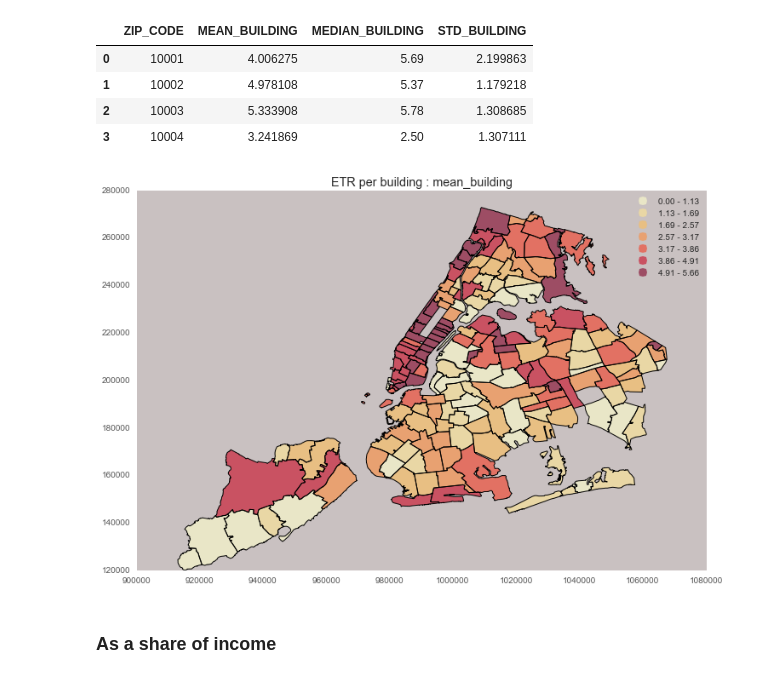
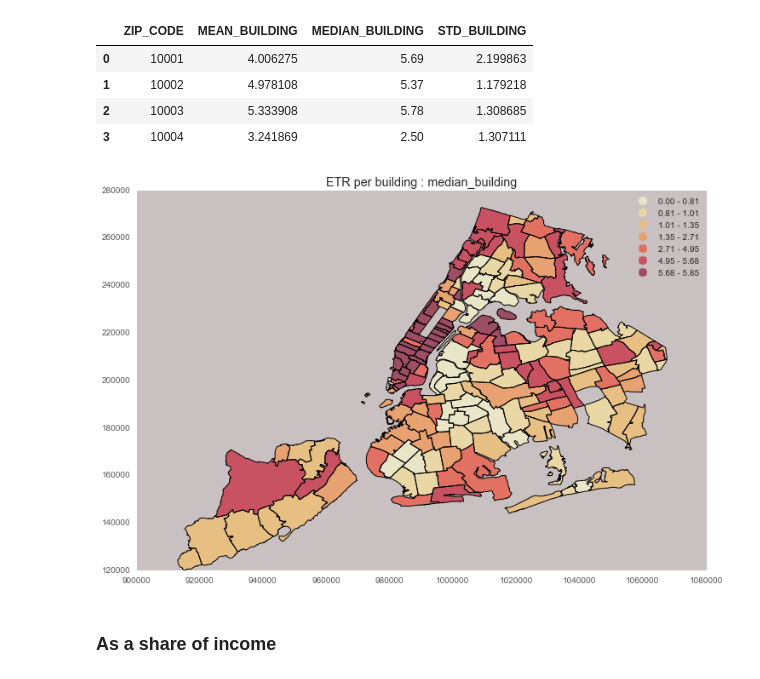
Before and after one commit to mu529/property_tax, a Jupyter notebook: ETR-2014.ipynb, the cells around one changed output. Saved outputs shown, nothing was run; the diff lists cells and outputs as text; code cells hidden in the pictures.

```diff
--- a/ETR-2014.ipynb
+++ b/ETR-2014.ipynb
@@ -391,9 +386,9 @@ ETR_BUILDING_ZIP[:4]
 | 2 | 10003 | 5.333908 | 5.78 | 1.308685 |
 | 3 | 10004 | 3.241869 | 2.50 | 1.307111 |
 # %%
-plot(ETR_BUILDING_ZIP,'#C9C1C1','ETR per building','MEAN_BUILDING')
+plot(ETR_BUILDING_ZIP,'#C9C1C1','ETR per building','MEDIAN_BUILDING')
 # %% [output]
-[figure, old version]
+[figure, new version]
 # %% [markdown]
 ### As a share of income
 # %%
```
Also changed, not shown: parts of 24 cells of this notebook.
